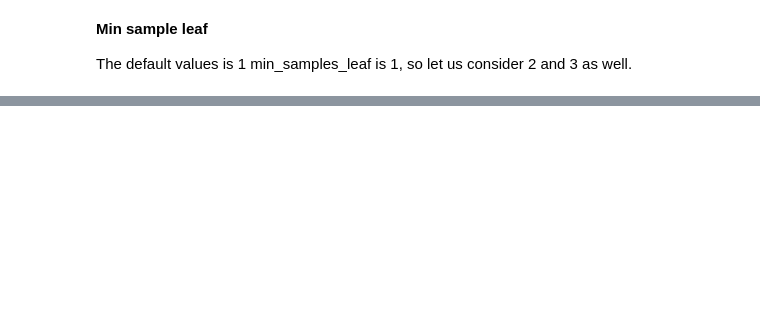
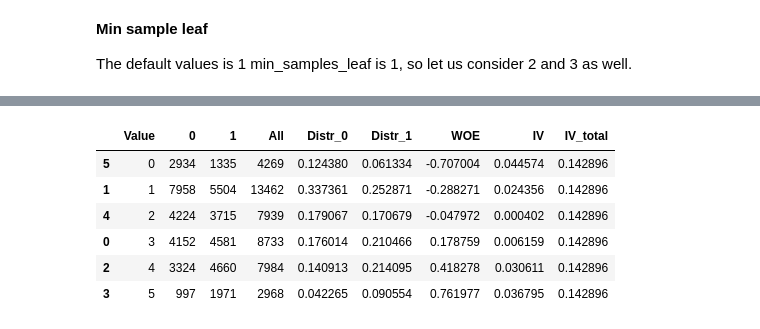
Before and after one commit to DimitriyDashinov/Cardiovascular-Diseases, a Jupyter notebook: Cardio_classification_model.ipynb, the cells around one changed output, grey strips where cells are left out. Cells and saved outputs as stored; diff of their text form; code cells hidden in the pictures; blank space fills up the shorter version.

```diff
--- a/Cardio_classification_model.ipynb
+++ b/Cardio_classification_model.ipynb
@@ -690,0 +987,10 @@ We see the min_samples_leaf of 5 works best
+# %%
+calculate_woe_iv(df_train, 'bmi_bin', 'cardio')
+# %% [output]
+|  | Value | 0 | 1 | All | Distr_0 | Distr_1 | WOE | IV | IV_total |
+| 5 | 0 | 2934 | 1335 | 4269 | 0.124380 | 0.061334 | -0.707004 | 0.044574 | 0.142896 |
+| 1 | 1 | 7958 | 5504 | 13462 | 0.337361 | 0.252871 | -0.288271 | 0.024356 | 0.142896 |
+| 4 | 2 | 4224 | 3715 | 7939 | 0.179067 | 0.170679 | -0.047972 | 0.000402 | 0.142896 |
+| 0 | 3 | 4152 | 4581 | 8733 | 0.176014 | 0.210466 | 0.178759 | 0.006159 | 0.142896 |
+| 2 | 4 | 3324 | 4660 | 7984 | 0.140913 | 0.214095 | 0.418278 | 0.030611 | 0.142896 |
+| 3 | 5 | 997 | 1971 | 2968 | 0.042265 | 0.090554 | 0.761977 | 0.036795 | 0.142896 |
```
Also changed, not shown: parts of 81 cells of this notebook.
